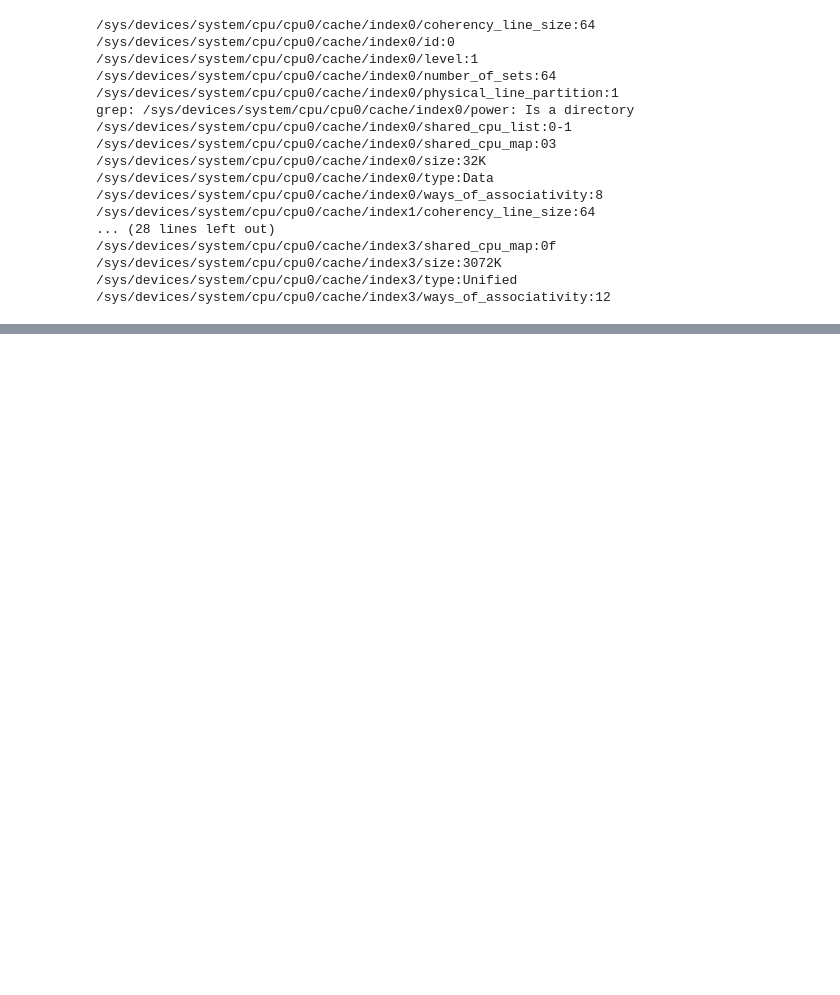
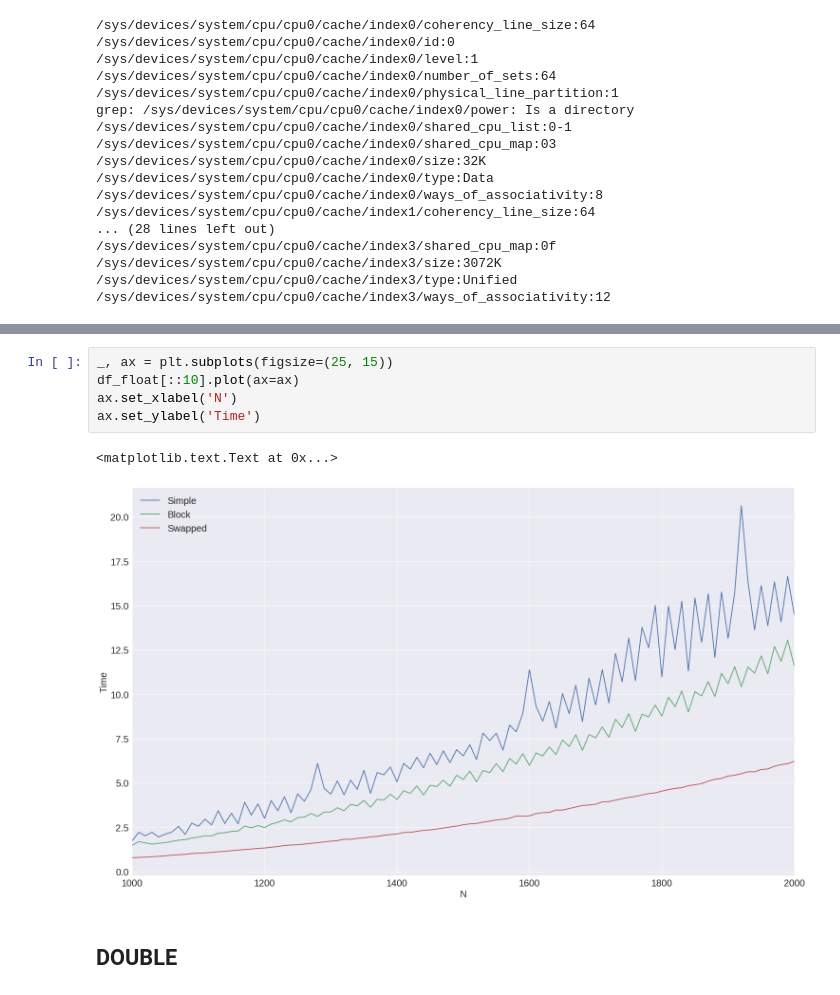
Before and after one commit to YRustt/-, a Jupyter notebook: Lab_1/lab_1.ipynb, the cells around one changed output, grey strips where cells are left out. Saved outputs shown, nothing was run; the diff lists cells and outputs as text; blank space fills up the shorter version.

```diff
--- a/Lab_1/lab_1.ipynb
+++ b/Lab_1/lab_1.ipynb
@@ -62,0 +87,10 @@ ax.set_ylabel('Time')
+# %%
+_, ax = plt.subplots(figsize=(25, 15))
+df_float[::10].plot(ax=ax)
+ax.set_xlabel('N')
+ax.set_ylabel('Time')
+# %% [output]
+<matplotlib.text.Text at 0x...>
+[figure, added]
+# %% [markdown]
+## DOUBLE
```
Also changed, not shown: parts of 12 cells of this notebook, 4 other files.
